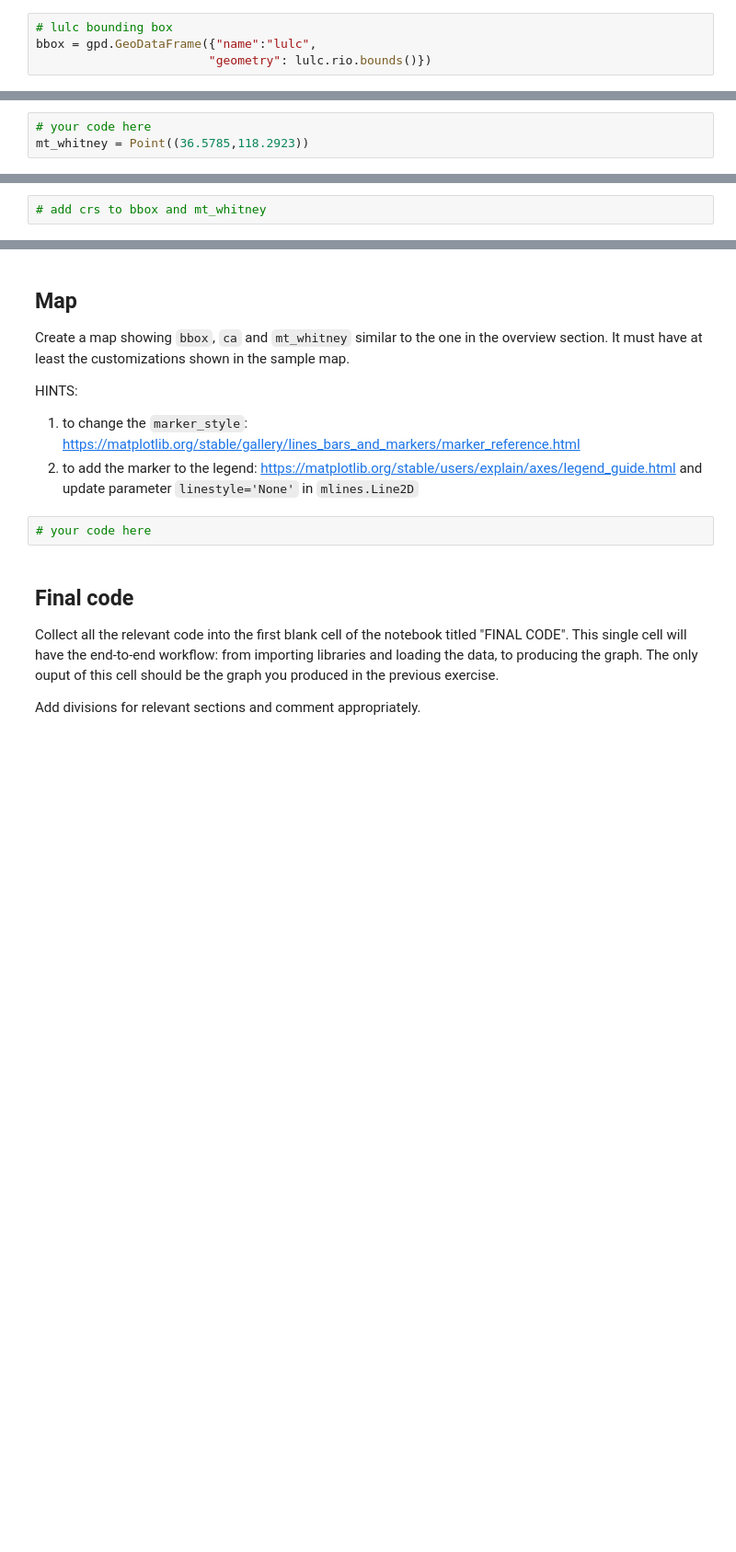
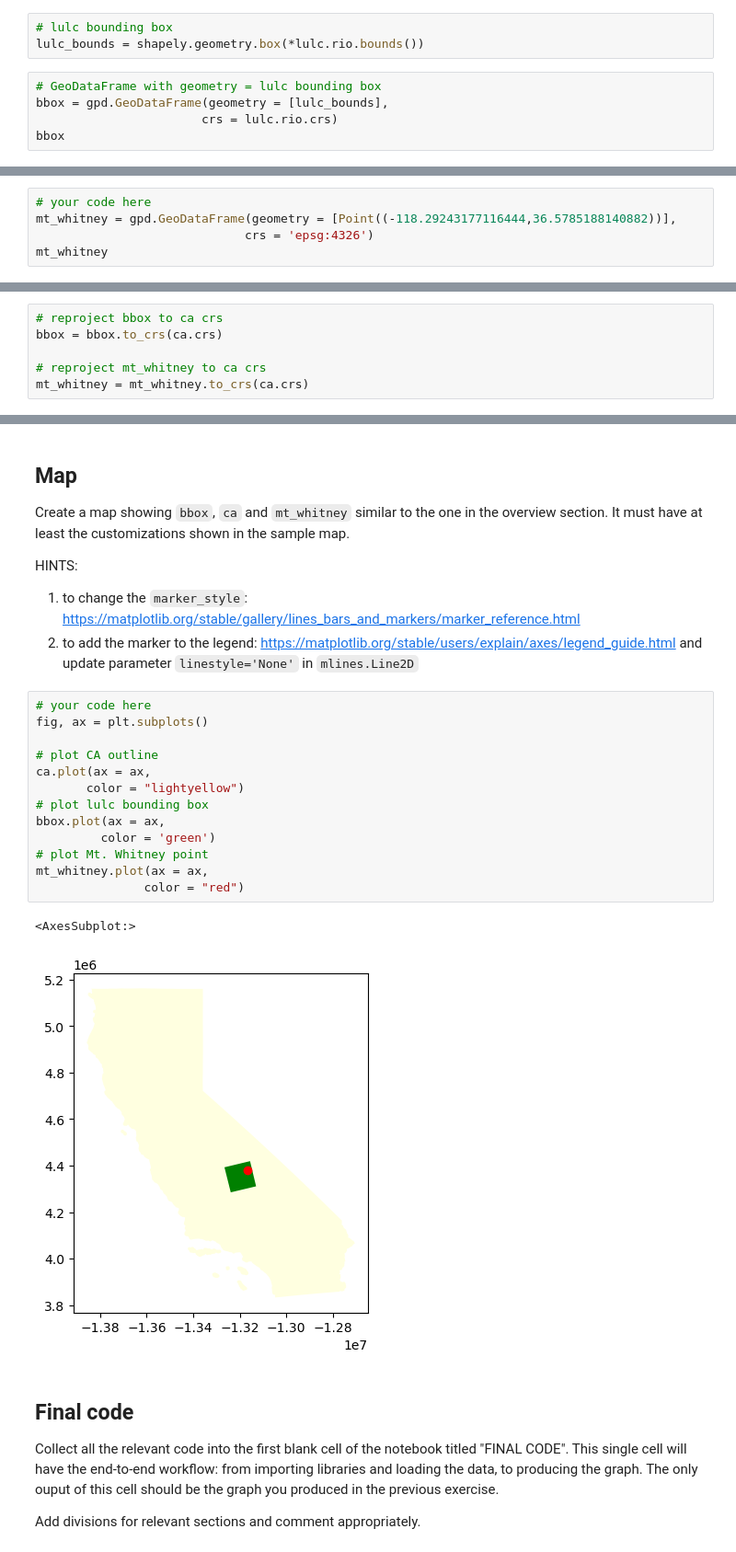
Before and after one commit to amandaherbst/eds220-hwk-4, a Jupyter notebook: hwk4-task1-whitney-map.ipynb, the cells around one changed output, grey strips where cells are left out. Shown at 92% size. Saved outputs shown, nothing was run; the diff lists cells and outputs as text; blank space fills up the shorter version.

```diff
--- a/hwk4-task1-whitney-map.ipynb
+++ b/hwk4-task1-whitney-map.ipynb
@@ -93,7 +93,11 @@ ca
 # %% [markdown]
 ## Bounding box
 Create a `geopands.GeoDataFrame` named `bbox` with the lulc bounding box.
+# %%
+# lulc bounding box
+lulc_bounds = shapely.geometry.box(*lulc.rio.bounds())
 # %%
-# lulc bounding box
-bbox = gpd.GeoDataFrame({"name":"lulc",
-                        "geometry": lulc.rio.bounds()})
+# GeoDataFrame with geometry = lulc bounding box
+bbox = gpd.GeoDataFrame(geometry = [lulc_bounds],
+                       crs = lulc.rio.crs)
+bbox
@@ -102,4 +109,6 @@ bbox = gpd.GeoDataFrame({"name":"lulc",
 Create a `geopands.GeoDataFrame` named `mt_whitney` having the coordinates of Mount Whitney as a single point. You will need to look up Mount Whitney's coordinates. HINT: [`shapely.Point()`](https://shapely.readthedocs.io/en/stable/reference/shapely.Point.html)
 # %%
 # your code here
-mt_whitney = Point((36.5785,118.2923))
+mt_whitney = gpd.GeoDataFrame(geometry = [Point((-118.29243177116444,36.5785188140882))],
+                             crs = 'epsg:4326')
+mt_whitney
@@ -108,4 +120,8 @@ mt_whitney = Point((36.5785,118.2923))
 If there are any updates needed to the data, perform them in the next cells (you may add as many as you need).
 At the top of each one, include a comment explaining what is happening in that cell's code.
 # %%
-# add crs to bbox and mt_whitney
+# reproject bbox to ca crs
+bbox = bbox.to_crs(ca.crs)
+
+# reproject mt_whitney to ca crs
+mt_whitney = mt_whitney.to_crs(ca.crs)
@@ -122,6 +144,20 @@ HINTS:
 2. to add the marker to the legend: https://matplotlib.org/stable/users/explain/axes/legend_guide.html and update parameter `linestyle='None'` in `mlines.Line2D`
 # %%
 # your code here
+fig, ax = plt.subplots()
+
+# plot CA outline
+ca.plot(ax = ax,
+       color = "lightyellow")
+# plot lulc bounding box
+bbox.plot(ax = ax,
+         color = 'green')
+# plot Mt. Whitney point
+mt_whitney.plot(ax = ax,
+               color = "red")
+# %% [output]
+<AxesSubplot:>
+[figure, added]
 # %% [markdown]
 ## Final code
 Collect all the relevant code into the first blank cell of the notebook titled "FINAL CODE". This single cell will have the end-to-end workflow: from importing libraries and loading the data, to producing the graph. The only ouput of this cell should be the graph you produced in the previous exercise.
```
Also changed, not shown: parts of 6 cells of this notebook.
